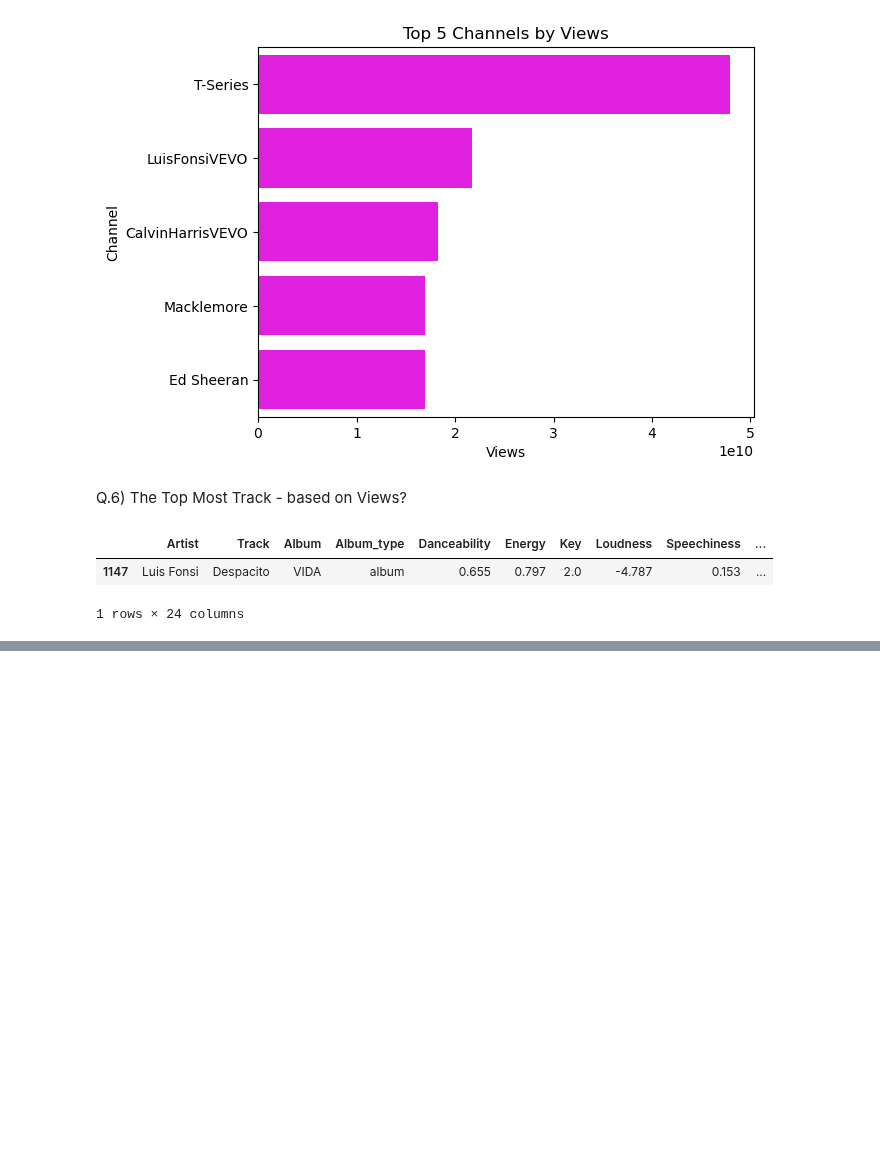
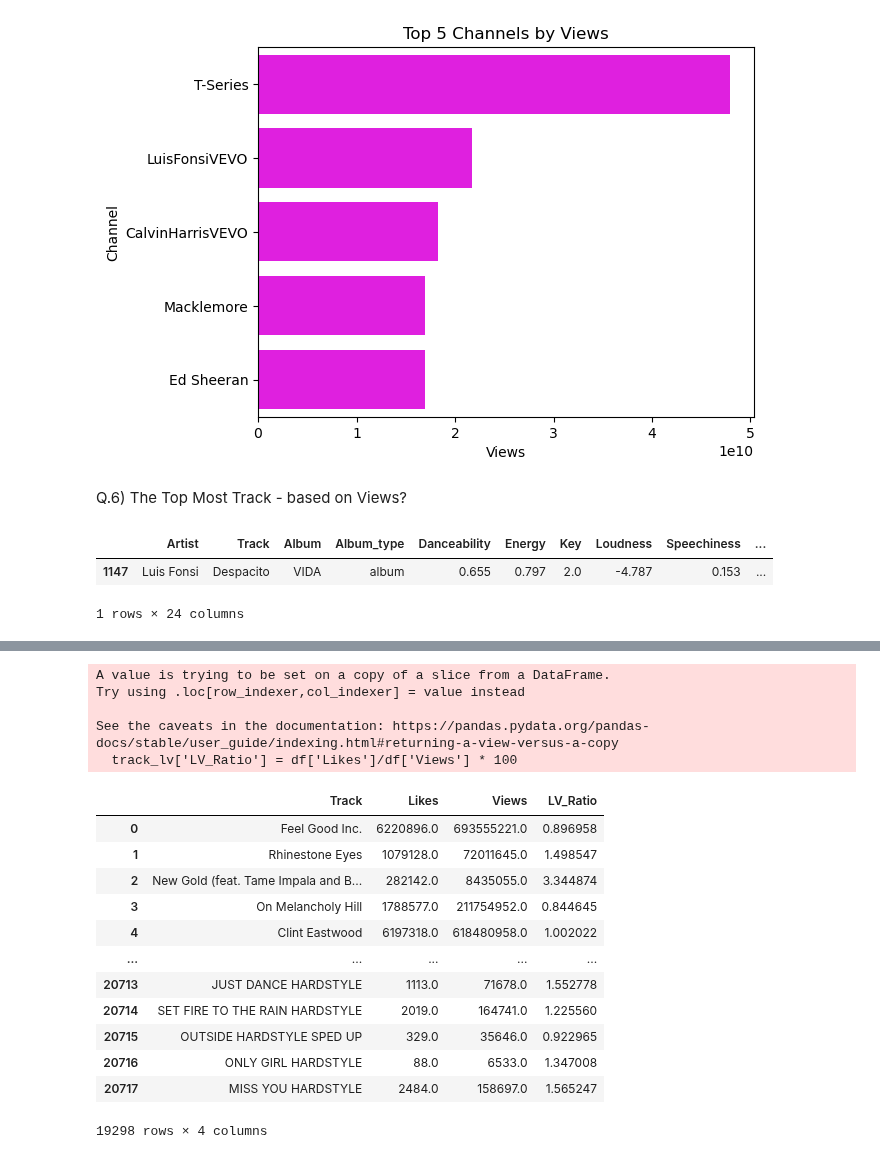
Before and after one commit to Lenmbugua/Analytics-Practice-Datasets, a Jupyter notebook: Spotify Youtube Dataset.ipynb, the cells around one changed output, grey strips where cells are left out. Drawn from its saved outputs; the diff is of its cells as text; code cells hidden in the pictures; blank space fills up the shorter version.

```diff
--- a/Spotify Youtube Dataset.ipynb
+++ b/Spotify Youtube Dataset.ipynb
@@ -444,0 +447,3 @@ df.sort_values(by = 'Views', ascending = False).head(1)
+# %%
+track_lv = df[['Track', 'Likes', 'Views']]
+track_lv
@@ -444,0 +464,24 @@ df.sort_values(by = 'Views', ascending = False).head(1)
+# %%
+track_lv['LV_Ratio'] = df['Likes']/df['Views'] * 100
+# %% [output]
+A value is trying to be set on a copy of a slice from a DataFrame.
+Try using .loc[row_indexer,col_indexer] = value instead
+
+See the caveats in the documentation: https://pandas.pydata.org/pandas-docs/stable/user_guide/indexing.html#returning-a-view-versus-a-copy
+  track_lv['LV_Ratio'] = df['Likes']/df['Views'] * 100
+# %%
+track_lv
+# %% [output]
+|  | Track | Likes | Views | LV_Ratio |
+| 0 | Feel Good Inc. | 6220896.0 | 693555221.0 | 0.896958 |
+| 1 | Rhinestone Eyes | 1079128.0 | 72011645.0 | 1.498547 |
+| 2 | New Gold (feat. Tame Impala and B... | 282142.0 | 8435055.0 | 3.344874 |
+| 3 | On Melancholy Hill | 1788577.0 | 211754952.0 | 0.844645 |
+| 4 | Clint Eastwood | 6197318.0 | 618480958.0 | 1.002022 |
+| ... | ... | ... | ... | ... |
+| 20713 | JUST DANCE HARDSTYLE | 1113.0 | 71678.0 | 1.552778 |
+| 20714 | SET FIRE TO THE RAIN HARDSTYLE | 2019.0 | 164741.0 | 1.225560 |
+| 20715 | OUTSIDE HARDSTYLE SPED UP | 329.0 | 35646.0 | 0.922965 |
+| 20716 | ONLY GIRL HARDSTYLE | 88.0 | 6533.0 | 1.347008 |
+| 20717 | MISS YOU HARDSTYLE | 2484.0 | 158697.0 | 1.565247 |
+19298 rows × 4 columns
```
Also changed, not shown: parts of 5 cells of this notebook.
